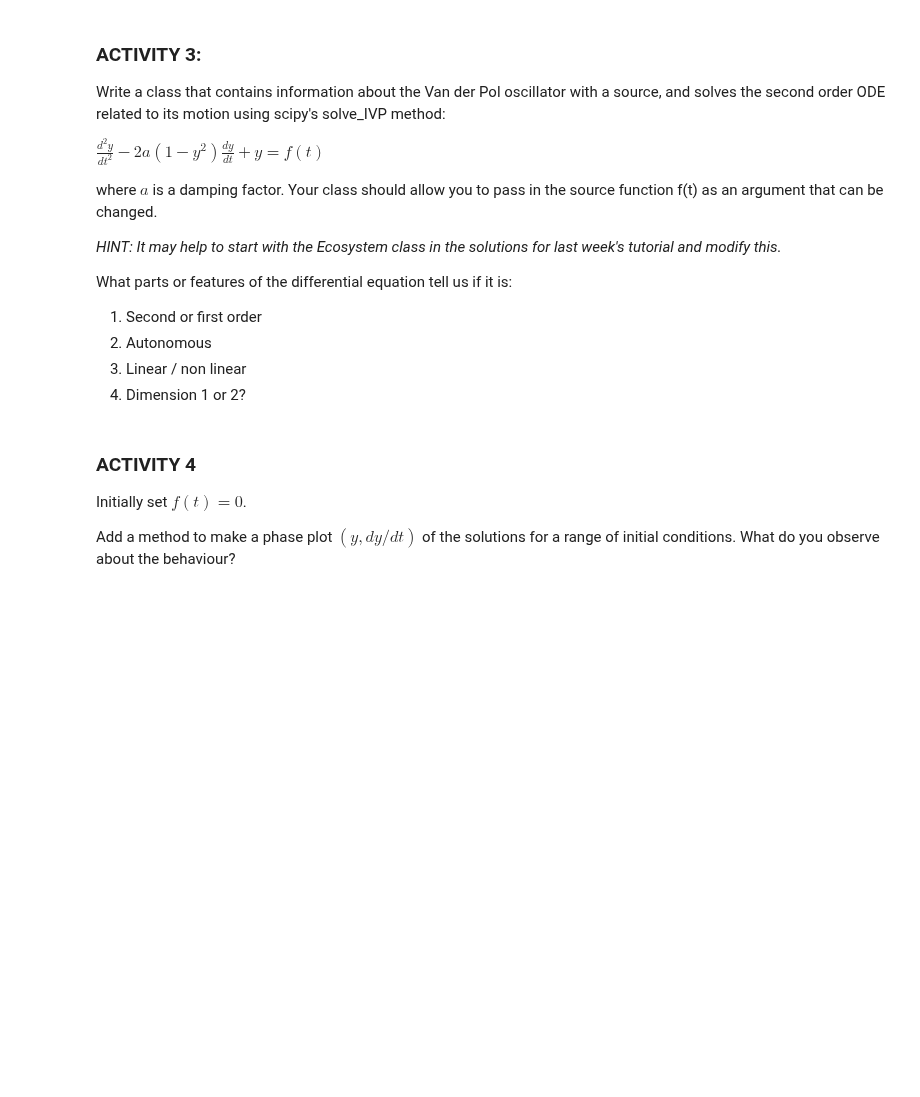
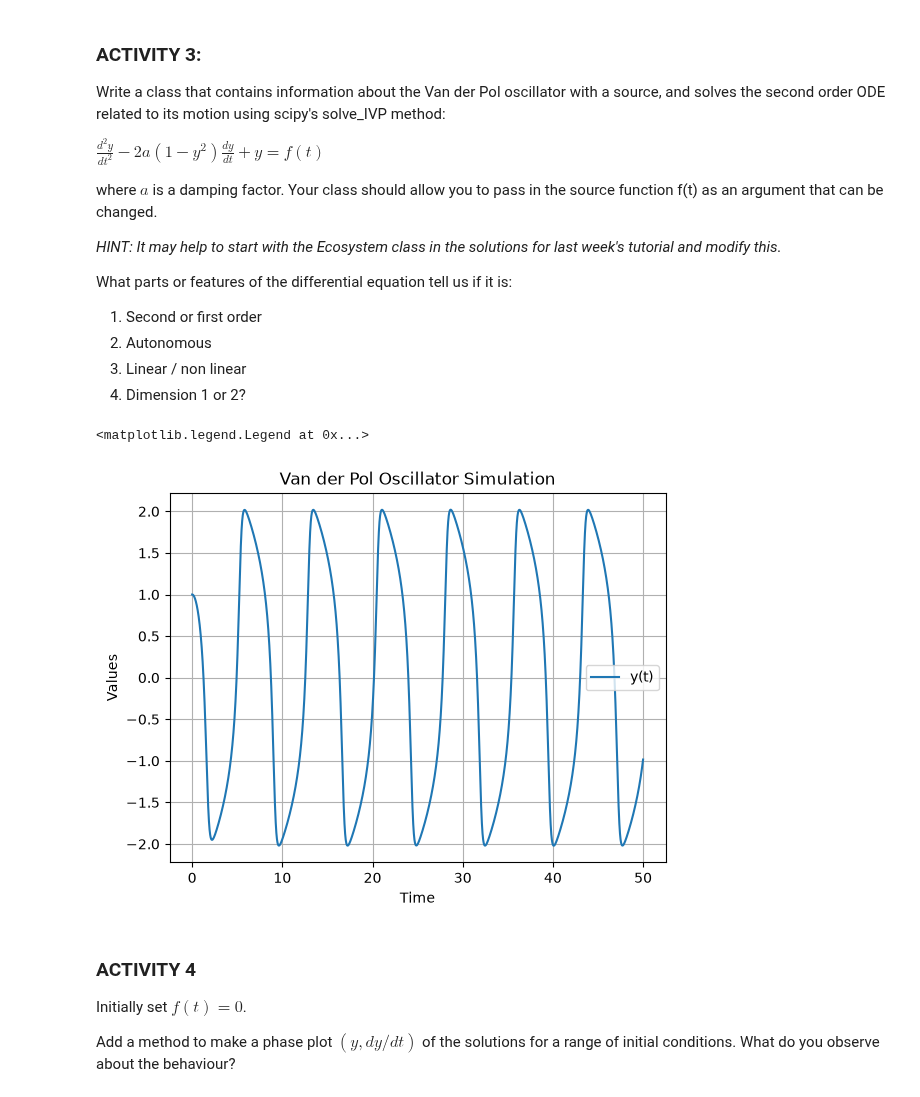
Before and after one commit to Hyphern/TopicsInSciComp, a Jupyter notebook: Notebooks/Week4_LabExercises.ipynb, the cells around one changed output. Drawn from its saved outputs; the diff is of its cells as text; code cells hidden in the pictures; blank space fills up the shorter version.

```diff
--- a/Notebooks/Week4_LabExercises.ipynb
+++ b/Notebooks/Week4_LabExercises.ipynb
@@ -167,13 +273,50 @@ What parts or features of the differential equation tell us if it is:
 # %%
 class VanDerPolOscillator:
 
-    """Definition...
+   """Definition...
 
-       attributes:
+      attributes:
 
-       methods:
+      methods:
 
-    """
+   """
+   def __init__(self, ft: lambda x: 0, a=0.5, ic = np.array([0,0])):
+      self.ft = ft
+      self.a = a
+      self.ic = ic
+
+   def calculate_dydt(self, t, y):
+      y_value = y[0]
+      v_value = y[1]
+
+      dydt = np.zeros_like(y)
+      dydt[1] = 2*self.a*(1-y_value**2)*v_value - y_value + self.ft(t)
+      dydt[0] = v_value
+
+      return dydt
+
+   def simulate(self, max_time, N_time_steps):
+      delta_t = max_time / N_time_steps
+      t_solution = np.linspace(0.0, max_time-delta_t, N_time_steps)
+
+      solution = solve_ivp(self.calculate_dydt, [0,max_time], self.ic,
+                           method='RK45', t_eval=t_solution)
+
+      return solution
+
+van_der_pol = VanDerPolOscillator(ft=lambda t: 0, a=1, ic=np.array([1,0]))
+van_der_pol_solution = van_der_pol.simulate(max_time=50.0, N_time_steps=10000)
+
+plt.grid()
+plt.plot(van_der_pol_solution.t, van_der_pol_solution.y[0], label='y(t)')
+# plt.plot(van_der_pol_solution.t, van_der_pol_solution.y[1], label='v(t)')
+plt.xlabel('Time')
+plt.ylabel('Values')
+plt.title('Van der Pol Oscillator Simulation')
+plt.legend()
+# %% [output]
+<matplotlib.legend.Legend at 0x...>
+[figure, added]
 # %% [markdown]
 ### ACTIVITY 4
 
```
Also changed, not shown: parts of 8 cells of this notebook.
